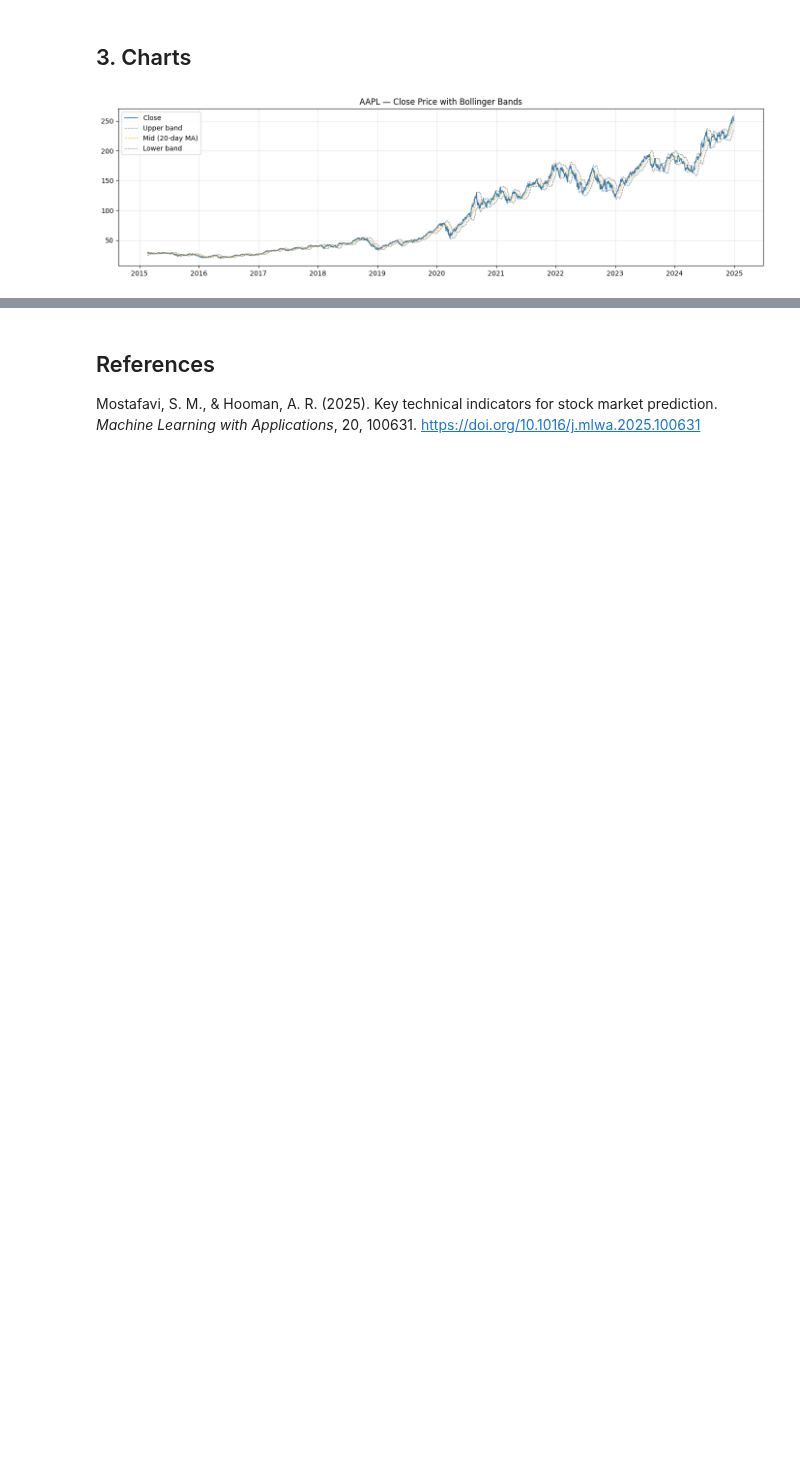
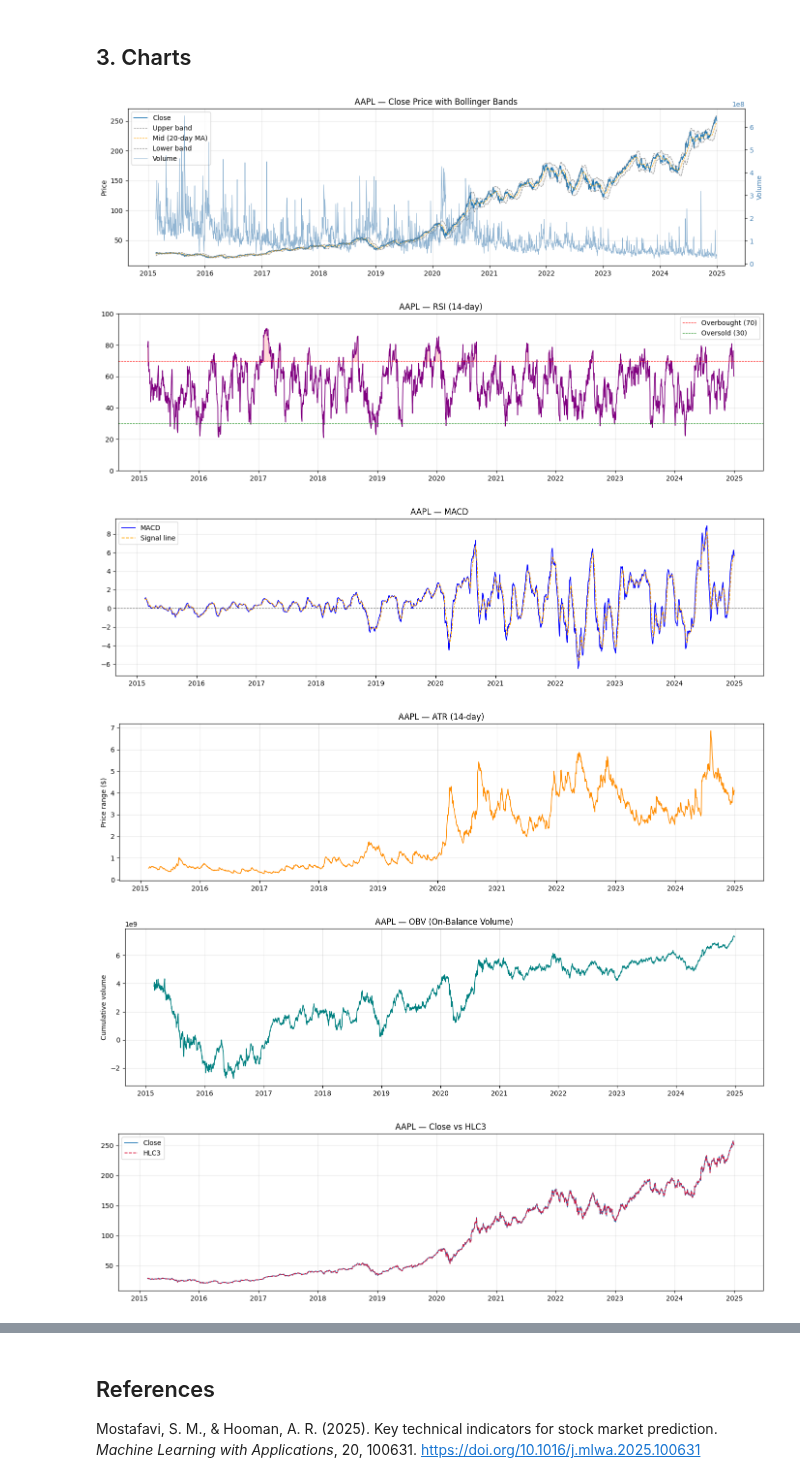
Before and after one commit to iamdavidjackson/financial-bot, a Jupyter notebook: backend/notebooks/01_explore_yfinance_data.ipynb, the cells around one changed output, grey strips where cells are left out. Drawn from its saved outputs; the diff is of its cells as text; code cells hidden in the pictures; blank space fills up the shorter version.

```diff
--- a/backend/notebooks/01_explore_yfinance_data.ipynb
+++ b/backend/notebooks/01_explore_yfinance_data.ipynb
@@ -243,15 +249,79 @@ plt.rcParams['figure.figsize'] = (14, 4)
 plt.rcParams['axes.grid'] = True
 plt.rcParams['grid.alpha'] = 0.3
 # %%
+# Plot Close price with Bollinger Bands
 fig, ax = plt.subplots()
+ax_volume = ax.twinx()
+ax_volume.plot(features.index, features['Volume'], label='Volume', linewidth=0.8, alpha=0.6, color='steelblue')
+ax_volume.set_ylabel('Volume', color='steelblue')
+ax_volume.tick_params(axis='y', labelcolor='steelblue')
+ax_volume.grid(False)
+
 ax.plot(features.index, features['Close'], label='Close', linewidth=1.2)
 ax.plot(features.index, features['bb_upper'], label='Upper band', linestyle='--', linewidth=0.8, color='grey')
 ax.plot(features.index, features['bb_mid'],   label='Mid (20-day MA)', linestyle='--', linewidth=0.8, color='orange')
 ax.plot(features.index, features['bb_lower'], label='Lower band', linestyle='--', linewidth=0.8, color='grey')
 ax.fill_between(features.index, features['bb_upper'], features['bb_lower'], alpha=0.05, color='grey')
 ax.set_title(f'{TICKER} — Close Price with Bollinger Bands')
+ax.set_ylabel('Price')
+
+price_lines, price_labels = ax.get_legend_handles_labels()
+volume_lines, volume_labels = ax_volume.get_legend_handles_labels()
+ax.legend(price_lines + volume_lines, price_labels + volume_labels, loc='upper left')
+plt.tight_layout()
+plt.show()
+
+# Plot RSI with overbought/oversold thresholds
+fig, ax = plt.subplots()
+ax.plot(features.index, features['rsi'], linewidth=1.2, color='purple')
+ax.axhline(70, linestyle='--', linewidth=0.8, color='red',   label='Overbought (70)')
+ax.axhline(30, linestyle='--', linewidth=0.8, color='green', label='Oversold (30)')
+ax.fill_between(features.index, features['rsi'], 70, where=(features['rsi'] >= 70), alpha=0.15, color='red')
+ax.fill_between(features.index, features['rsi'], 30, where=(features['rsi'] <= 30), alpha=0.15, color='green')
+ax.set_title(f'{TICKER} — RSI (14-day)')
+ax.set_ylim(0, 100)
 ax.legend()
 plt.tight_layout()
 plt.show()
+
+# Plot MACD and signal line
+fig, ax = plt.subplots()
+ax.plot(features.index, features['macd'],        label='MACD',         linewidth=1.2, color='blue')
+ax.plot(features.index, features['macd_signal'], label='Signal line',  linewidth=1.2, color='orange', linestyle='--')
+ax.axhline(0, linewidth=0.8, color='black', linestyle=':')
+ax.set_title(f'{TICKER} — MACD')
+ax.legend()
+plt.tight_layout()
+plt.show()
+
+# Plot ATR
+fig, ax = plt.subplots()
+ax.plot(features.index, features['atr'], linewidth=1.2, color='darkorange')
+ax.set_title(f'{TICKER} — ATR (14-day)')
+ax.set_ylabel('Price range ($)')
+plt.tight_layout()
+plt.show()
+
+# Plot OBV
+fig, ax = plt.subplots()
+ax.plot(features.index, features['obv'], linewidth=1.2, color='teal')
+ax.set_title(f'{TICKER} — OBV (On-Balance Volume)')
+ax.set_ylabel('Cumulative volume')
+plt.tight_layout()
+plt.show()
+
+# Plot Close vs HLC3
+fig, ax = plt.subplots()
+ax.plot(features.index, features['Close'], label='Close',  linewidth=1.2)
+ax.plot(features.index, features['hlc3'],  label='HLC3',   linewidth=1.2, linestyle='--', color='crimson')
+ax.set_title(f'{TICKER} — Close vs HLC3')
+ax.legend()
+plt.tight_layout()
+plt.show()
 # %% [output]
-[figure, old version]
+[figure, new version]
+[figure, added]
+[figure, added]
+[figure, added]
+[figure, added]
+[figure, added]
```
Also changed, not shown: parts of 25 cells of this notebook, 1 other file.
